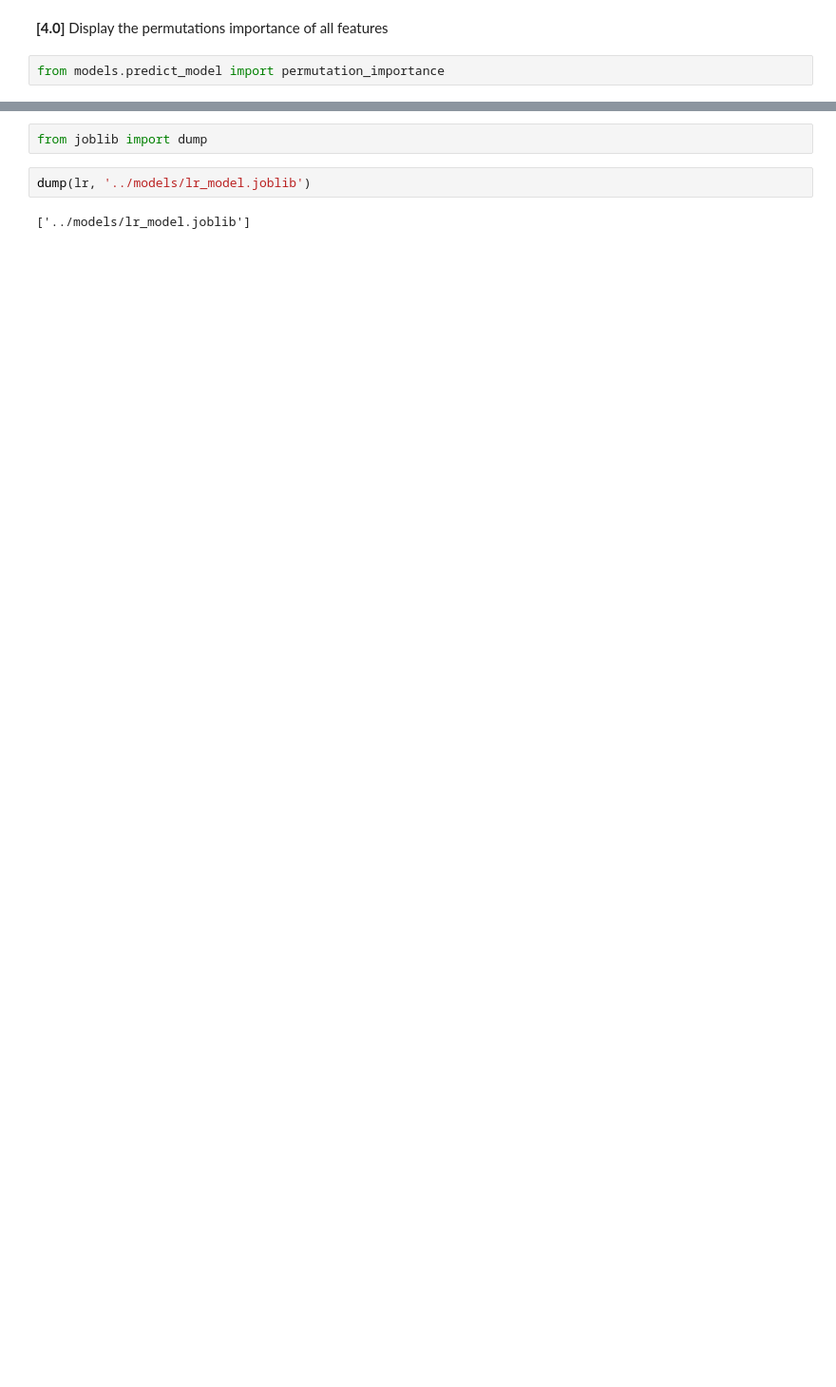
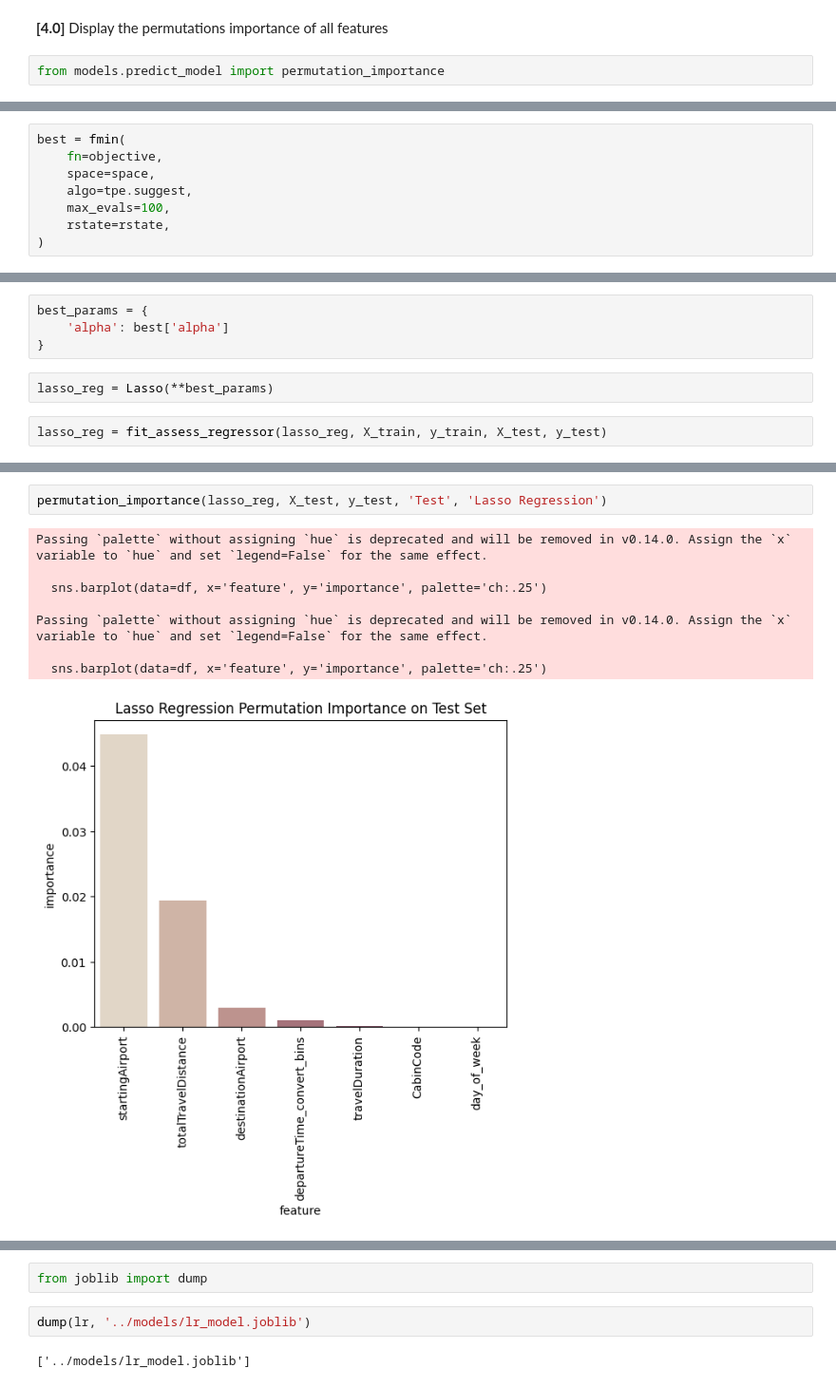
Before and after one commit to chuannarongvat/at3_group_9, a Jupyter notebook: notebooks/3.linear_model.ipynb, the cells around one changed output, grey strips where cells are left out. Shown at 95% size. Cells and saved outputs as stored; diff of their text form; blank space fills up the shorter version.

Commit message:
Updated Lasso Regression

```diff
--- a/notebooks/3.linear_model.ipynb
+++ b/notebooks/3.linear_model.ipynb
@@ -91,0 +122,8 @@ Passing `palette` without assigning `hue` is deprecated and will be removed in v
+# %%
+best = fmin(
+    fn=objective,
+    space=space,
+    algo=tpe.suggest,
+    max_evals=100,
+    rstate=rstate,
+)
@@ -91,0 +134,8 @@ Passing `palette` without assigning `hue` is deprecated and will be removed in v
+# %%
+best_params = {
+    'alpha': best['alpha']
+}
+# %%
+lasso_reg = Lasso(**best_params)
+# %%
+lasso_reg = fit_assess_regressor(lasso_reg, X_train, y_train, X_test, y_test)
@@ -91,0 +147,11 @@ Passing `palette` without assigning `hue` is deprecated and will be removed in v
+# %%
+permutation_importance(lasso_reg, X_test, y_test, 'Test', 'Lasso Regression')
+# %% [output]
+Passing `palette` without assigning `hue` is deprecated and will be removed in v0.14.0. Assign the `x` variable to `hue` and set `legend=False` for the same effect.
+
+  sns.barplot(data=df, x='feature', y='importance', palette='ch:.25')
+
+Passing `palette` without assigning `hue` is deprecated and will be removed in v0.14.0. Assign the `x` variable to `hue` and set `legend=False` for the same effect.
+
+  sns.barplot(data=df, x='feature', y='importance', palette='ch:.25')
+[figure, added]
```
Also changed, not shown: parts of 13 cells of this notebook.
